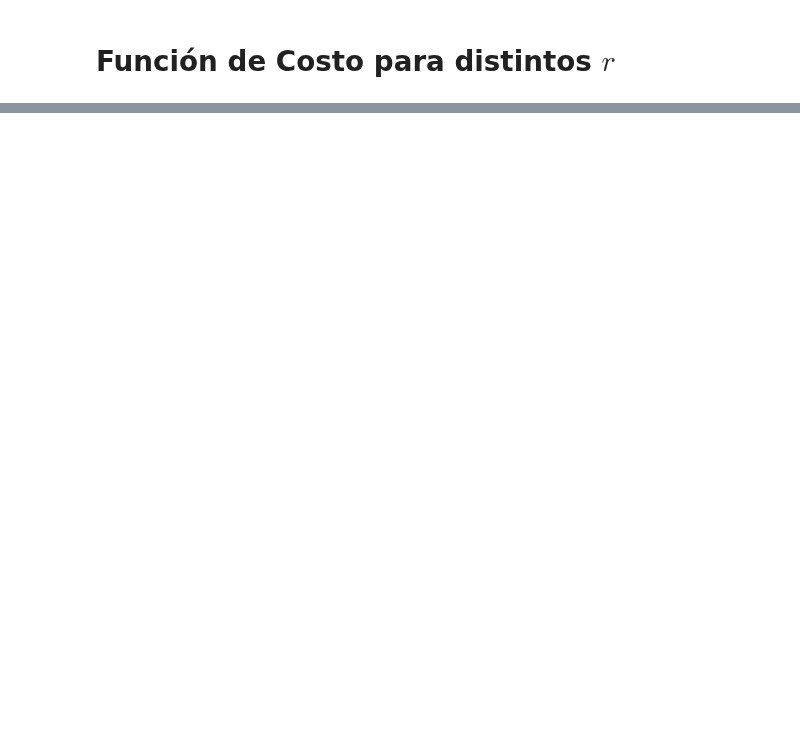
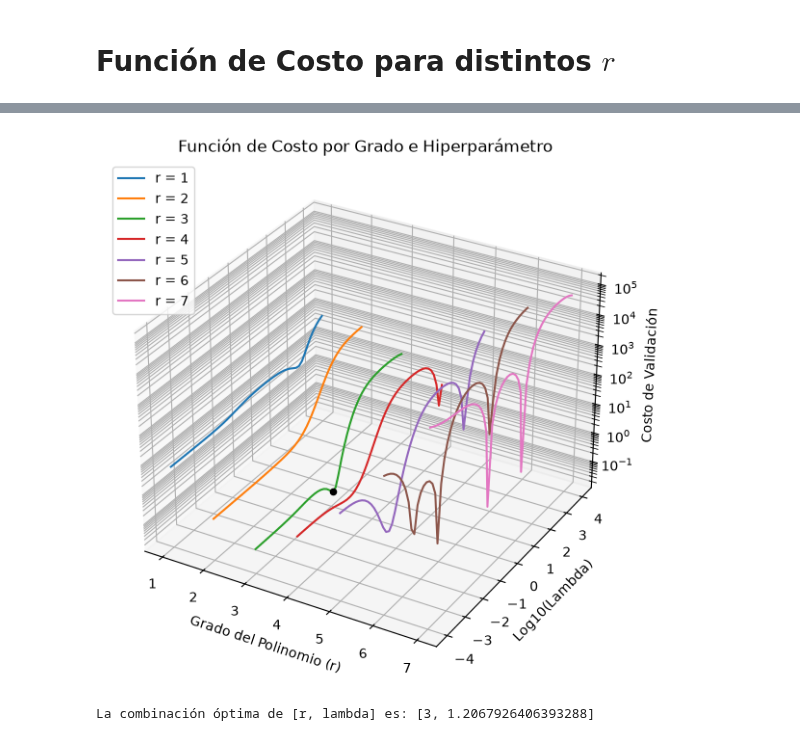
Before and after one commit to 10Nick01/Mineria, a Jupyter notebook: Tareas/Mineria6/Mineria6.ipynb, the cells around one changed output, grey strips where cells are left out. Saved outputs shown, nothing was run; the diff lists cells and outputs as text; code cells hidden in the pictures; blank space fills up the shorter version.

```diff
--- a/Tareas/Mineria6/Mineria6.ipynb
+++ b/Tareas/Mineria6/Mineria6.ipynb
@@ -176,0 +222,62 @@ r = 1,  W = [[1.7817173 ]
+# %%
+X_val = X[10:500]
+Y_val = Y[10:500]
+
+X_test_2 = X[500:1000]
+Y_test_2 = Y[500:1000]
+# %%
+n_test_2 = 500
+n_val = 490
+
+fig = plt.figure(figsize=(10, 7))
+ax = fig.add_subplot(projection='3d')
+
+r_valores = range(1, 8)
+lambdas = np.logspace(-4, 4, 50)
+
+for i in r_valores:
+    X_train_r = X_train[:, :i+1]
+    X_val_r = X_val[:, :i+1]
+
+    lamb_cords = []
+    J_cords = []
+
+    for lamb in lambdas:
+        I = np.eye(i+1)
+        W_val_r = np.linalg.inv(X_train_r.T @ X_train_r + n_train*lamb*I) @ (X_train_r.T @ Y_train)
+
+        # Para el conjunto de datos de entrenamiento
+        h_val = X_val_r @ W_val_r
+        J_val = 1/n_val * np.sum( (h_val - Y_val)**2 )
+
+        if i == 1:
+            J_min = J_val
+
+        #hallar la combinación óptima
+        if J_val < J_min:
+            J_min = J_val
+            r_min = i
+            lamb_min = lamb
+            W_min = W_val_r
+
+        lamb_cords.append(lamb)
+        J_cords.append(J_val)
+
+    r_cords = [i] * len(lambdas)
+
+    ax.plot(r_cords, np.log10(lamb_cords), J_cords, label=f'r = {i}')
+
+ax.scatter(r_min, np.log10(lamb_min), J_min, color='black')
+ax.set_zscale('log')
+ax.set_xlabel('Grado del Polinomio (r)')
+ax.set_ylabel('Log10(Lambda)')
+ax.set_zlabel('Costo de Validación')
+ax.set_title('Función de Costo por Grado e Hiperparámetro')
+plt.legend()
+
+plt.show()
+
+print(f"La combinación óptima de [r, lambda] es: [{r_min}, {lamb_min}]")
+# %% [output]
+[figure, added]
+La combinación óptima de [r, lambda] es: [3, 1.2067926406393288]
```
Also changed, not shown: parts of 13 cells of this notebook.
